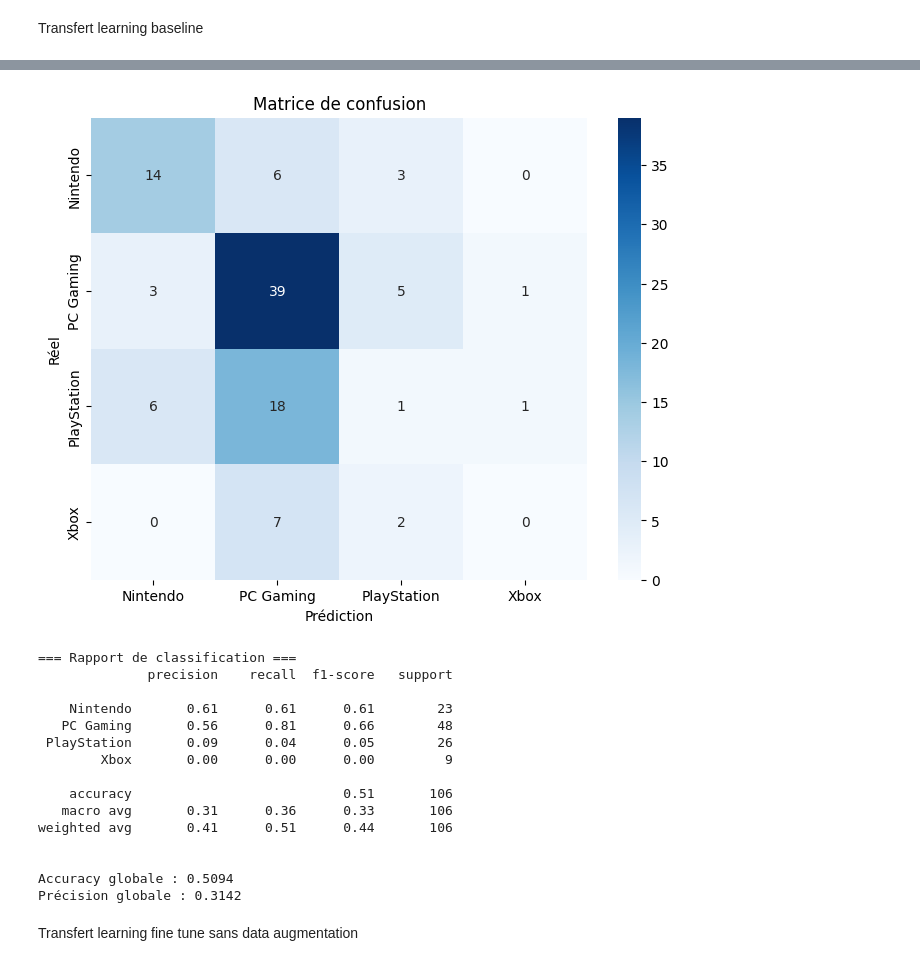
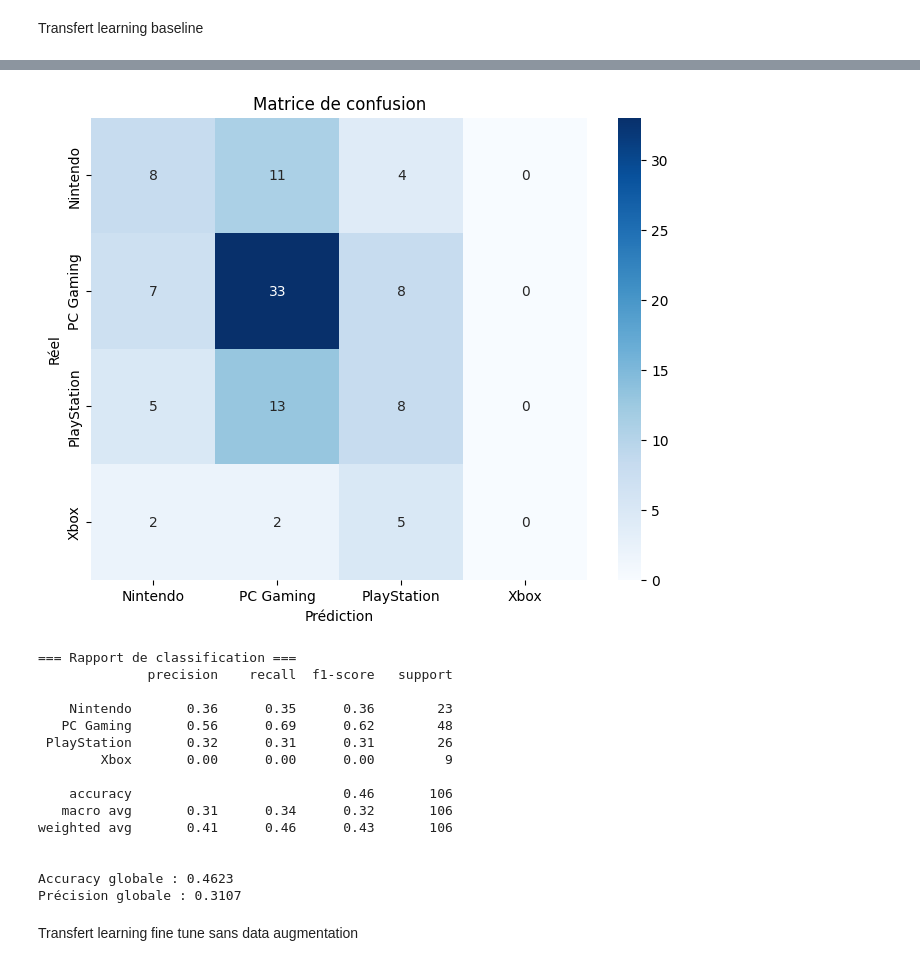
Before and after one commit to SamouchH/Projet_3, a Jupyter notebook: dev_jimmy.ipynb, the cells around one changed output, grey strips where cells are left out. Saved outputs shown, nothing was run; the diff lists cells and outputs as text; code cells hidden in the pictures.

```diff
--- a/dev_jimmy.ipynb
+++ b/dev_jimmy.ipynb
@@ -245,14 +245,11 @@ import seaborn as sns
 import matplotlib.pyplot as plt
 import os
 
-# Paramètres
 img_height, img_width = 150, 150
 batch_size = 32
 epochs = 50
 
-# === Générateurs ===
 
-# Data Augmentation pour l'entraînement
 train_datagen = ImageDataGenerator(
     rescale=1./255,
     rotation_range=30,
@@ -262,14 +259,16 @@ train_datagen = ImageDataGenerator(
     horizontal_flip=True
 )
 
-# Générateur de validation/test (pas d'augmentation)
 val_test_datagen = ImageDataGenerator(rescale=1./255)
 
-train_generator = train_datagen.flow_from_directory(
-    'dataset_filtré',
-    target_size=(img_height, img_width),
-    batch_size=batch_size,
-    class_mode='categorical'
+train_val_datagen = ImageDataGenerator(
+    rescale=1./255,
+    rotation_range=30,
+    width_shift_range=0.1,
+    height_shift_range=0.1,
+    zoom_range=0.2,
+    horizontal_flip=True,
+    validation_split=0.2  # 20% pour la validation
 )
 
 test_generator = val_test_datagen.flow_from_directory(
@@ -280,14 +279,31 @@ test_generator = val_test_datagen.flow_from_directory(
     shuffle=False
 )
 
-# === Modèle avec Transfert Learning ===
+
+train_generator = train_val_datagen.flow_from_directory(
+    'dataset_filtré',
+    target_size=(img_height, img_width),
+    batch_size=batch_size,
+    class_mode='categorical',
+    subset='training'
+)
+
+validation_generator = train_val_datagen.flow_from_directory(
+    'dataset_filtré',
+    target_size=(img_height, img_width),
+    batch_size=batch_size,
+    class_mode='categorical',
+    subset='validation'
+)
+
+
 
 base_model = tf.keras.applications.MobileNetV2(
     input_shape=(img_height, img_width, 3),
     include_top=False,
     weights='imagenet'
 )
-base_model.trainable = False  # freeze les couches pré-entraînées
+base_model.trainable = False
 
 model = models.Sequential([
     base_model,
@@ -315,11 +331,9 @@ history = model.fit(
     callbacks=[early_stop]
 )
 
-# === Sauvegarde ===
 model.save("modele_cnn_transfer.h5")
-print("✅ Modèle sauvegardé !")
+print("Modèle sauvegardé !")
 
-# === Évaluation ===
 
 # Prédictions
 y_pred = model.predict(test_generator)
@@ -327,7 +341,6 @@ y_pred_classes = np.argmax(y_pred, axis=1)
 y_true = test_generator.classes
 class_labels = list(test_generator.class_indices.keys())
 
-# Matrice de confusion
 conf_matrix = confusion_matrix(y_true, y_pred_classes)
 plt.figure(figsize=(8, 6))
 sns.heatmap(conf_matrix, annot=True, fmt='d', cmap='Blues', xticklabels=class_labels, yticklabels=class_labels)
@@ -336,11 +349,9 @@ plt.ylabel('Réel')
 plt.title('Matrice de confusion')
 plt.show()
 
-# Rapport de classification
 print("\n=== Rapport de classification ===")
 print(classification_report(y_true, y_pred_classes, target_names=class_labels))
 
-# Accuracy & Précision globale
 acc = accuracy_score(y_true, y_pred_classes)
 prec = precision_score(y_true, y_pred_classes, average='macro')
 print(f"\nAccuracy globale : {acc:.4f}")
@@ -366,19 +377,19 @@ Epoch 50/50
-[figure, old version]
+[figure, new version]
 === Rapport de classification ===
               precision    recall  f1-score   support
 
-    Nintendo       0.61      0.61      0.61        23
-   PC Gaming       0.56      0.81      0.66        48
- PlayStation       0.09      0.04      0.05        26
+    Nintendo       0.36      0.35      0.36        23
+   PC Gaming       0.56      0.69      0.62        48
+ PlayStation       0.32      0.31      0.31        26
         Xbox       0.00      0.00      0.00         9
 
-    accuracy                           0.51       106
-   macro avg       0.31      0.36      0.33       106
-weighted avg       0.41      0.51      0.44       106
+    accuracy                           0.46       106
+   macro avg       0.31      0.34      0.32       106
+weighted avg       0.41      0.46      0.43       106
 
 
-Accuracy globale : 0.5094
-Précision globale : 0.3142
+Accuracy globale : 0.4623
+Précision globale : 0.3107
 # %% [markdown]
 Transfert learning fine tune sans data augmentation
 # %%
```
Also changed, not shown: parts of 10 cells of this notebook.
